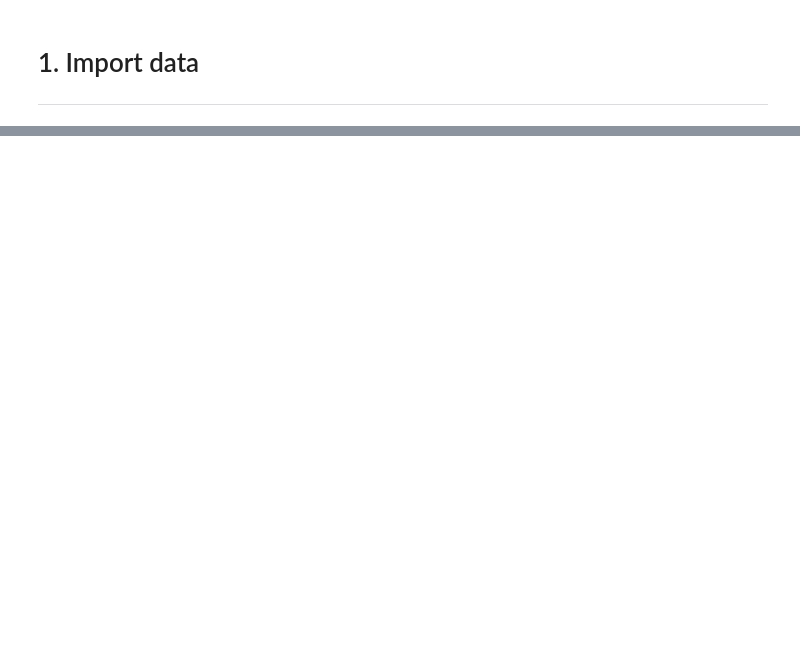
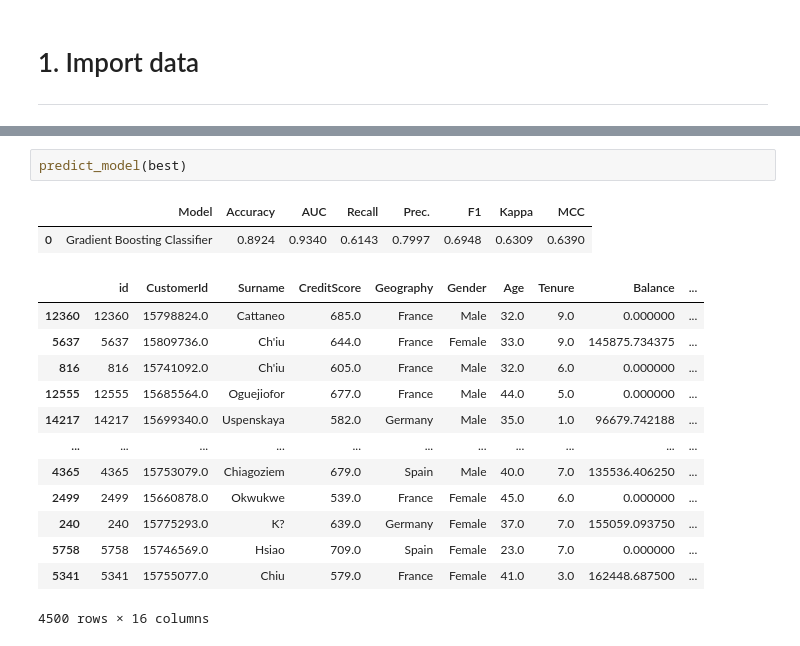
Before and after one commit to lucasvazelle/MOSEF-Bank-Churn-Prediction-VAZELLE-TAVERDIAN, a Jupyter notebook: src/test_pycaret.ipynb, the cells around one changed output, grey strips where cells are left out. Cells and saved outputs as stored; diff of their text form; blank space fills up the shorter version.

```diff
--- a/src/test_pycaret.ipynb
+++ b/src/test_pycaret.ipynb
@@ -80,0 +199,18 @@ hyperpara
+# %%
+predict_model(best)
+# %% [output]
+|  | Model | Accuracy | AUC | Recall | Prec. | F1 | Kappa | MCC |
+| 0 | Gradient Boosting Classifier | 0.8924 | 0.9340 | 0.6143 | 0.7997 | 0.6948 | 0.6309 | 0.6390 |
+|  | id | CustomerId | Surname | CreditScore | Geography | Gender | Age | Tenure | Balance | ... |
+| 12360 | 12360 | 15798824.0 | Cattaneo | 685.0 | France | Male | 32.0 | 9.0 | 0.000000 | ... |
+| 5637 | 5637 | 15809736.0 | Ch'iu | 644.0 | France | Female | 33.0 | 9.0 | 145875.734375 | ... |
+| 816 | 816 | 15741092.0 | Ch'iu | 605.0 | France | Male | 32.0 | 6.0 | 0.000000 | ... |
+| 12555 | 12555 | 15685564.0 | Oguejiofor | 677.0 | France | Male | 44.0 | 5.0 | 0.000000 | ... |
+| 14217 | 14217 | 15699340.0 | Uspenskaya | 582.0 | Germany | Male | 35.0 | 1.0 | 96679.742188 | ... |
+| ... | ... | ... | ... | ... | ... | ... | ... | ... | ... | ... |
+| 4365 | 4365 | 15753079.0 | Chiagoziem | 679.0 | Spain | Male | 40.0 | 7.0 | 135536.406250 | ... |
+| 2499 | 2499 | 15660878.0 | Okwukwe | 539.0 | France | Female | 45.0 | 6.0 | 0.000000 | ... |
+| 240 | 240 | 15775293.0 | K? | 639.0 | Germany | Female | 37.0 | 7.0 | 155059.093750 | ... |
+| 5758 | 5758 | 15746569.0 | Hsiao | 709.0 | Spain | Female | 23.0 | 7.0 | 0.000000 | ... |
+| 5341 | 5341 | 15755077.0 | Chiu | 579.0 | France | Female | 41.0 | 3.0 | 162448.687500 | ... |
+4500 rows × 16 columns
```
Also changed, not shown: parts of 23 cells of this notebook, 4 other files.
